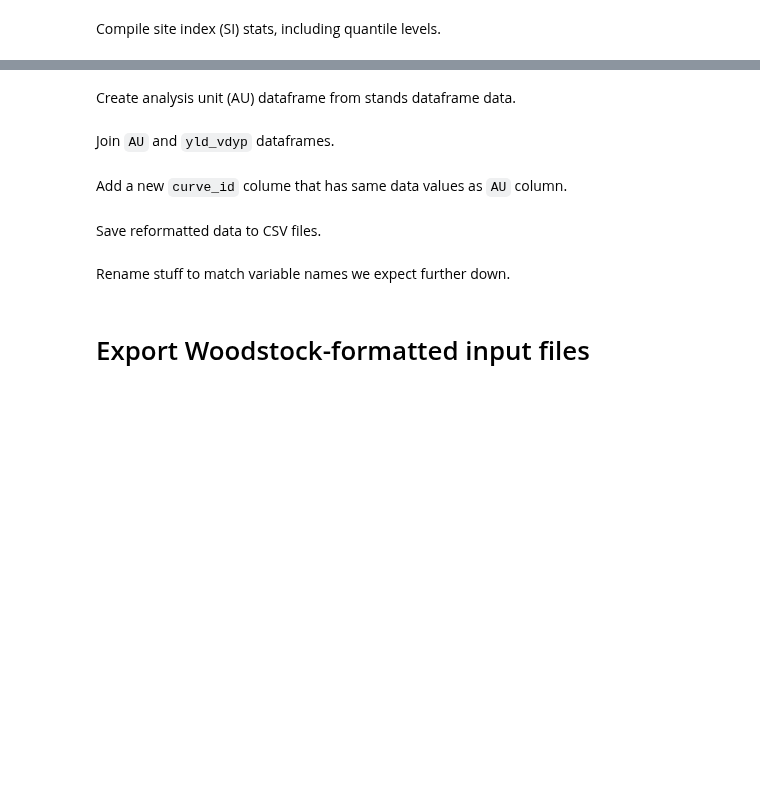
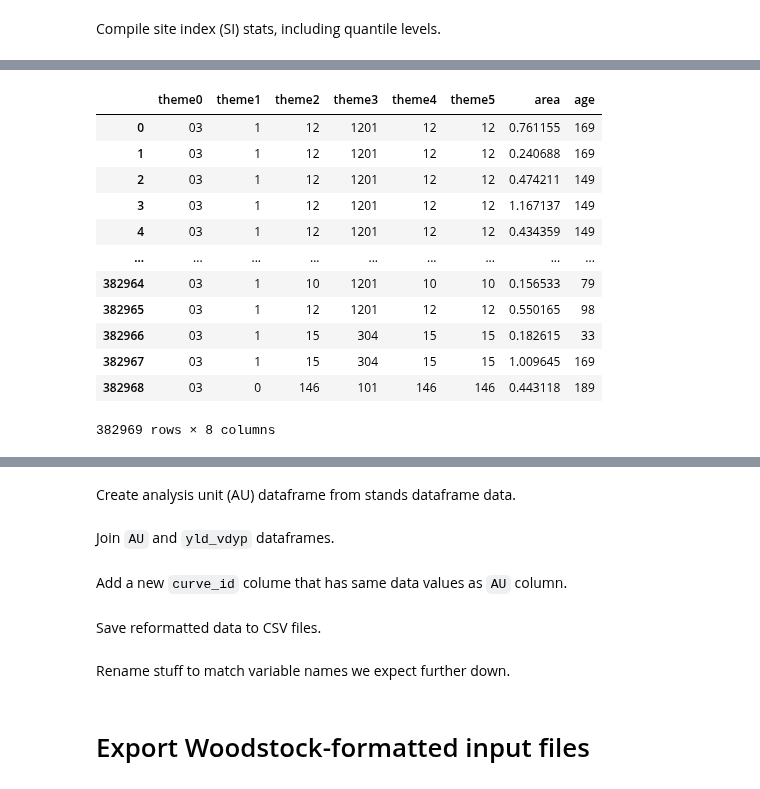
Before and after one commit to UBC-FRESH/nbds_mining, a Jupyter notebook: 00_woodstock_files_equitysilver.ipynb, the cells around one changed output, grey strips where cells are left out. Cells and saved outputs as stored; diff of their text form; code cells hidden in the pictures; blank space fills up the shorter version.

```diff
--- a/00_woodstock_files_equitysilver.ipynb
+++ b/00_woodstock_files_equitysilver.ipynb
@@ -510,2 +639,14 @@ names1_24
 # %%
+names1_03 = {'ESSFESSFESSF_BBLBBL', 'ESSFESSFESSF_PPLIPPLI', 'ESSFESSFESSF_SSESSE', 'ESSFESSFESSF_SSXSSX', 'ICHxICHxICHx_AATAAT', 'ICHxICHxICHx_BBLBBL', 'ICHxICHxICHx_HHWHHW', 'ICHxICHxICHx_SSXSSX', 'SBSxSBSxSBSx_AATAAT', 'SBSxSBSxSBSx_AATAAT+SSX', 'SBSxSBSxSBSx_BBLBBL', 'SBSxSBSxSBSx_PPLIPPLI', 'SBSxSBSxSBSx_PPLPPL', 'SBSxSBSxSBSx_SSXSSX', 'SBSxSBSxSBSx_SSXSSX+AAT'}
+
+names1_12 = {'ESSFESSFESSF_BBLBBL', 'ESSFESSFESSF_SSXSSX', 'ICHxICHxICHx_AATAAT', 'ICHxICHxICHx_BBLBBL', 'ICHxICHxICHx_HHWHHW', 'ICHxICHxICHx_SSXSSX'}
+
+names1_14 = {'ESSFESSFESSF_BBLBBL', 'ESSFESSFESSF_PPLIPPLI', 'ESSFESSFESSF_SSESSE', 'ESSFESSFESSF_SSXSSX', 'SBSxSBSxSBSx_AACAAC', 'SBSxSBSxSBSx_AATAAT', 'SBSxSBSxSBSx_AATAAT+PPLI', 'SBSxSBSxSBSx_AATAAT+SSX', 'SBSxSBSxSBSx_BBLBBL', 'SBSxSBSxSBSx_FFDIFFDI', 'SBSxSBSxSBSx_PPLIPPLI', 'SBSxSBSxSBSx_PPLIPPLI+AAT', 'SBSxSBSxSBSx_PPLPPL', 'SBSxSBSxSBSx_SSBSSB', 'SBSxSBSxSBSx_SSESSE', 'SBSxSBSxSBSx_SSXSSX', 'SBSxSBSxSBSx_SSXSSX+AAT'}
+
+names1_20 = {'ESSFESSFESSF_BBLBBL', 'ESSFESSFESSF_PPLIPPLI', 'ESSFESSFESSF_SSESSE', 'ESSFESSFESSF_SSXSSX', 'SBSxSBSxSBSx_AATAAT', 'SBSxSBSxSBSx_AATAAT+SSX', 'SBSxSBSxSBSx_BBLBBL', 'SBSxSBSxSBSx_PPLIPPLI', 'SBSxSBSxSBSx_PPLPPL', 'SBSxSBSxSBSx_SSXSSX', 'SBSxSBSxSBSx_SSXSSX+AAT'}
+
+names1_24 = {'ESSFESSFESSF_BBLBBL', 'ESSFESSFESSF_PPLIPPLI', 'ESSFESSFESSF_SSESSE', 'SBSxSBSxSBSx_AATAAT', 'SBSxSBSxSBSx_BBLBBL', 'SBSxSBSxSBSx_PPLIPPLI', 'SBSxSBSxSBSx_SSXSSX'}
+
+names1 = names1_03.union(names1_12, names1_14, names1_20, names1_24)
+
 names1
@@ -521,3 +680,7 @@ lev_dist_low = {n2:{n1:(lev_dist[n2][n1], totalarea_p_sum__.loc[n1])
                 for n2 in names2}
 best_match = {stratum_key.loc[n2]:stratum_key[max(lev_dist_low[n2].items(), key=operator.itemgetter(1))[0]] for n2 in names2}
 stands_.reset_index(inplace=True)
+# %%
+# Concatenate the DataFrames vertically
+yld_vdyp_ = pd.concat([yld_vdyp_03_, yld_vdyp_12_, yld_vdyp_14_, yld_vdyp_20_, yld_vdyp_24_], axis=0)
+yld_vdyp_
@@ -551,0 +740,3 @@ stands_['si_level'] = stands_.apply(find_closest_column, axis=1)
+# %%
+yld_vdyp = pd.concat([yld_vdyp_03, yld_vdyp_12, yld_vdyp_14, yld_vdyp_20, yld_vdyp_24], axis=0)
+yld_vdyp
@@ -552,7 +757,9 @@ stands_['si_level'] = stands_.apply(find_closest_column, axis=1)
 # %%
+Start = time.time()
+
 au_vdyp_values = []
 for index, row in stands_.iterrows():
-    filtered_df = yld_vdyp[(yld_vdyp['stratum_code'] == row['stratum_matched']) & (yld_vdyp['si_level'] == row['si_level']) & (yld_vdyp['TSA_NUMBER'] == row['TSA_NUMBER']) ]
+    filtered_df = yld_vdyp[(yld_vdyp['stratum_code'] == row['stratum_matched']) & (yld_vdyp['si_level'] == row['si_level'])]
     if not filtered_df.empty:
         # Get the value of au_vdyp from the first DataFrame and append it to the list
         au_vdyp_values.append(filtered_df['au_vdyp'].values[0])
@@ -562,3 +769,5 @@ for index, row in stands_.iterrows():
 
 # Add the new column 'au_vdyp' to the second DataFrame with the extracted values
 stands_['au_vdyp'] = au_vdyp_values
+
+print('It took', round((time.time() - Start) / 60, 1), "minutes to run this script.")
@@ -565,17 +776,33 @@ stands_['au_vdyp'] = au_vdyp_values
 # %%
-columns_to_keep = ['TSA_NUMBER', 'contclass', 'Age_2023', 'AU', 'geometry', 'SPECIES_CD', 'au_vdyp']
+columns_to_keep = ['TSA_NUMBER', 'contclass', 'Age_2024', 'geometry', 'SPECIES_CD', 'au_vdyp']
 stands_mdf = stands_[columns_to_keep].copy()
 stands_mdf.loc[:,'area'] = stands_mdf.geometry.area * 0.0001 # monkey-patch broken area attribute
-stands_mdf =  stands_mdf.rename(columns={'TSA_NUMBER': 'theme0', 'contclass':'theme1', 'AU':'theme2', 'Age_2023':'age', 'SPECIES_CD':'species', 'au_vdyp':'theme5'})
+stands_mdf =  stands_mdf.rename(columns={'TSA_NUMBER': 'theme0', 'contclass':'theme1', 'Age_2024':'age', 'SPECIES_CD':'species', 'au_vdyp':'theme5'})
 stands_mdf['theme0'] = stands_mdf['theme0'].replace({'04': 'tsa04'})
 stands_mdf['theme1'] = stands_mdf['theme1'].replace({'C': 1, 'N': 0})
+stands_mdf['theme2'] = stands_mdf['theme5']
 stands_mdf = stands_mdf.drop(columns='geometry')
 stands_mdf.insert(4, 'theme3',  stands_mdf['species'].map(canfi_map)) #Burn CANFI species codes into stand data
 stands_mdf['theme3'] = stands_mdf['theme3'].astype(int)
 stands_mdf.drop(columns=['species'], inplace=True)
 stands_mdf.insert(5, 'theme4', stands_mdf['theme5']) # to be filled out with the scpecies code
 stands_mdf.insert(6, 'age', stands_mdf.pop('age'))
+stands_mdf = stands_mdf.loc[:, ['theme0', 'theme1', 'theme2', 'theme3', 'theme4', 'theme5', 'area', 'age']]
 stands_mdf
+# %% [output]
+|  | theme0 | theme1 | theme2 | theme3 | theme4 | theme5 | area | age |
+| 0 | 03 | 1 | 12 | 1201 | 12 | 12 | 0.761155 | 169 |
+| 1 | 03 | 1 | 12 | 1201 | 12 | 12 | 0.240688 | 169 |
+| 2 | 03 | 1 | 12 | 1201 | 12 | 12 | 0.474211 | 149 |
+| 3 | 03 | 1 | 12 | 1201 | 12 | 12 | 1.167137 | 149 |
+| 4 | 03 | 1 | 12 | 1201 | 12 | 12 | 0.434359 | 149 |
+| ... | ... | ... | ... | ... | ... | ... | ... | ... |
+| 382964 | 03 | 1 | 10 | 1201 | 10 | 10 | 0.156533 | 79 |
+| 382965 | 03 | 1 | 12 | 1201 | 12 | 12 | 0.550165 | 98 |
+| 382966 | 03 | 1 | 15 | 304 | 15 | 15 | 0.182615 | 33 |
+| 382967 | 03 | 1 | 15 | 304 | 15 | 15 | 1.009645 | 169 |
+| 382968 | 03 | 0 | 146 | 101 | 146 | 146 | 0.443118 | 189 |
+382969 rows × 8 columns
 # %%
 print('whole area (ha) is:', stands_mdf['area'].sum())
 print('whole contributing area (ha) is:', stands_mdf[stands_mdf['theme1'] == 1]['area'].sum())
```
Also changed, not shown: parts of 26 cells of this notebook, 37 other files.
